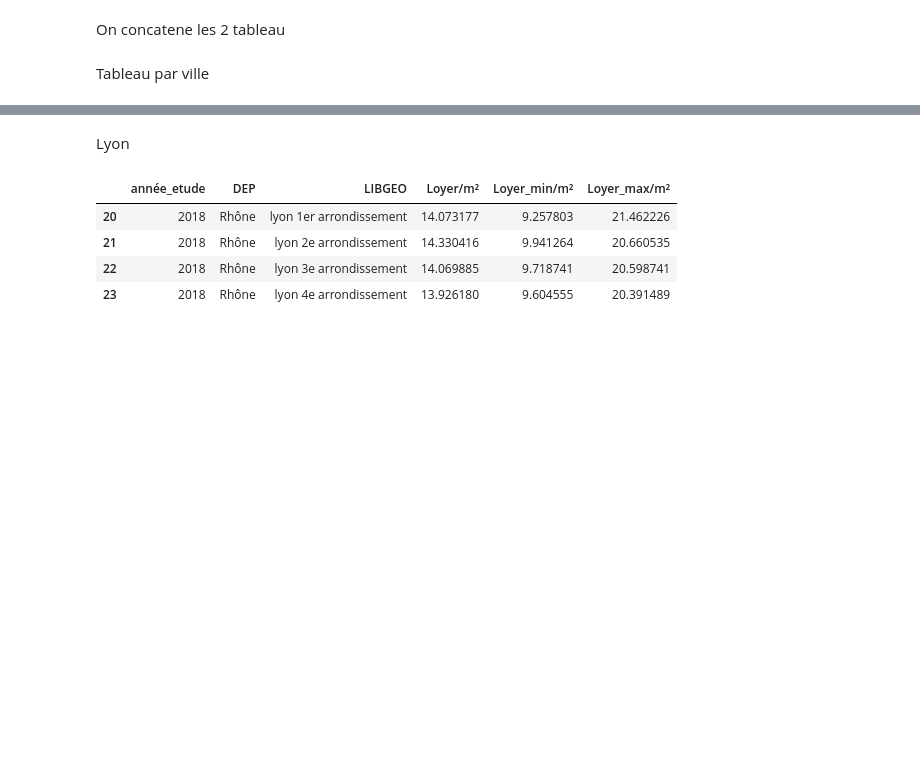
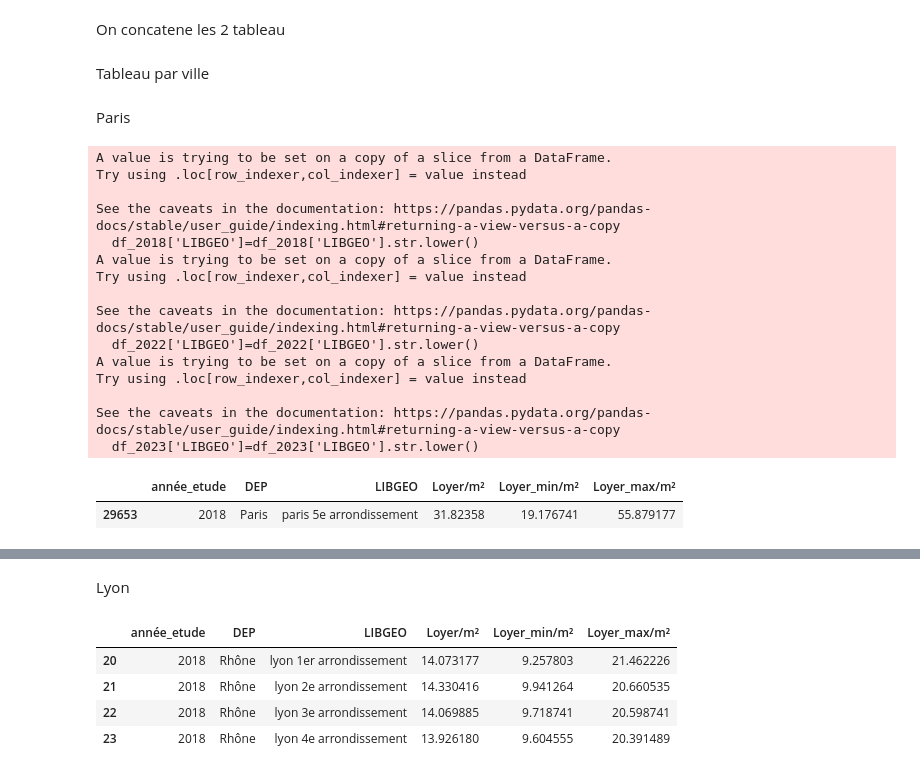
Before and after one commit to ziyadamz2/Projet-investisseur, a Jupyter notebook: Loyer/Loyer_2022.ipynb, the cells around one changed output, grey strips where cells are left out. Saved outputs shown, nothing was run; the diff lists cells and outputs as text; code cells hidden in the pictures; blank space fills up the shorter version.

```diff
--- a/Loyer/Loyer_2022.ipynb
+++ b/Loyer/Loyer_2022.ipynb
@@ -281,2 +305,37 @@ df_final=pd.concat([df_2018, df_2022,df_2023], axis=0, ignore_index=True)
 # %% [markdown]
 Tableau par ville
+# %% [markdown]
+Paris
+# %%
+gdf1 = gpd.read_file("arrondissements")
+gdf1 = gdf1[['l_ar', 'geometry']]
+gdf1_paris = gdf1.loc[:, ~gdf1.columns.duplicated()]
+gdf1_paris = gdf1_paris.rename(columns={'l_ar': 'nom'})
+gdf1_paris['nom']=gdf1_paris['nom'].str.lower()
+df_2018['LIBGEO']=df_2018['LIBGEO'].str.lower()
+df_2022['LIBGEO']=df_2022['LIBGEO'].str.lower()
+df_2023['LIBGEO']=df_2023['LIBGEO'].str.lower()
+gdf1_paris['nomreduit'] = gdf1_paris['nom'].map(arrondissements_paris)
+
+merged_gdf1 = gdf1_paris.merge(df_2018, left_on='nomreduit', right_on='LIBGEO')
+merged_gdf2 = gdf1_paris.merge(df_2022, left_on='nomreduit', right_on='LIBGEO')
+merged_gdf3 = gdf1_paris.merge(df_2023, left_on='nomreduit', right_on='LIBGEO')
+df_2018[df_2018['LIBGEO']=='paris 5e arrondissement'].head(1)
+# %% [output]
+A value is trying to be set on a copy of a slice from a DataFrame.
+Try using .loc[row_indexer,col_indexer] = value instead
+
+See the caveats in the documentation: https://pandas.pydata.org/pandas-docs/stable/user_guide/indexing.html#returning-a-view-versus-a-copy
+  df_2018['LIBGEO']=df_2018['LIBGEO'].str.lower()
+A value is trying to be set on a copy of a slice from a DataFrame.
+Try using .loc[row_indexer,col_indexer] = value instead
+
+See the caveats in the documentation: https://pandas.pydata.org/pandas-docs/stable/user_guide/indexing.html#returning-a-view-versus-a-copy
+  df_2022['LIBGEO']=df_2022['LIBGEO'].str.lower()
+A value is trying to be set on a copy of a slice from a DataFrame.
+Try using .loc[row_indexer,col_indexer] = value instead
+
+See the caveats in the documentation: https://pandas.pydata.org/pandas-docs/stable/user_guide/indexing.html#returning-a-view-versus-a-copy
+  df_2023['LIBGEO']=df_2023['LIBGEO'].str.lower()
+|  | année_etude | DEP | LIBGEO | Loyer/m² | Loyer_min/m² | Loyer_max/m² |
+| 29653 | 2018 | Paris | paris 5e arrondissement | 31.82358 | 19.176741 | 55.879177 |
```
Also changed, not shown: parts of 13 cells of this notebook, 7 other files.
